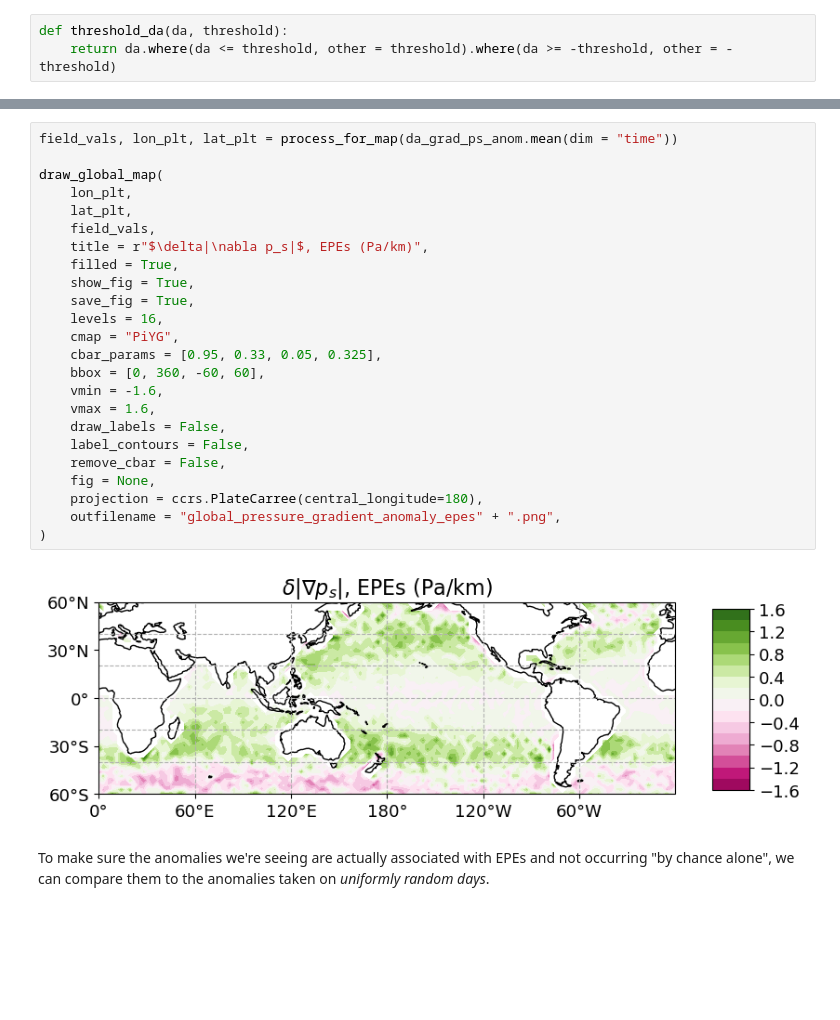
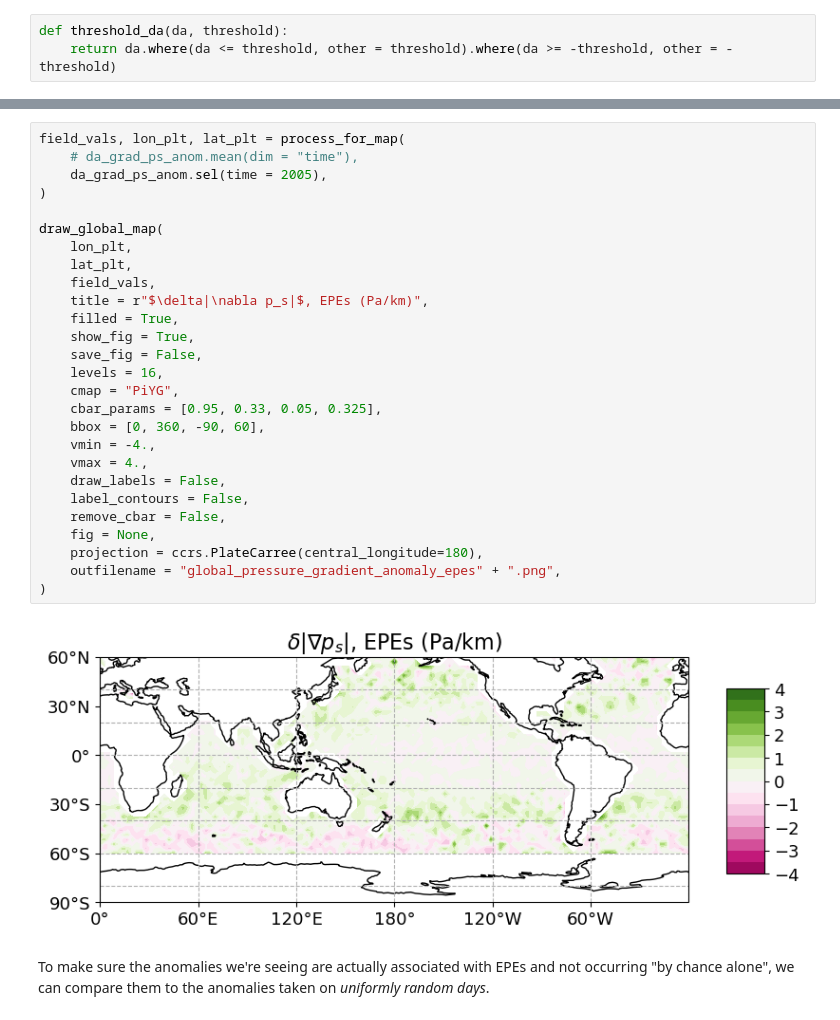
Before and after one commit to ageorgemorgan/epe-analysis, a Jupyter notebook: ps_investigation_cleaned_redux.ipynb, the cells around one changed output, grey strips where cells are left out. Drawn from its saved outputs; the diff is of its cells as text; blank space fills up the shorter version.

```diff
--- a/ps_investigation_cleaned_redux.ipynb
+++ b/ps_investigation_cleaned_redux.ipynb
@@ -164,29 +174,32 @@ def threshold_da(da, threshold):
 # %%
-field_vals, lon_plt, lat_plt = process_for_map(da_grad_ps_anom.mean(dim = "time"))
+field_vals, lon_plt, lat_plt = process_for_map(
+    # da_grad_ps_anom.mean(dim = "time"),
+    da_grad_ps_anom.sel(time = 2005),
+)
 
 draw_global_map(
     lon_plt,
     lat_plt,
     field_vals,
     title = r"$\delta|\nabla p_s|$, EPEs (Pa/km)",
     filled = True,
     show_fig = True,
-    save_fig = True,
+    save_fig = False,
     levels = 16,
     cmap = "PiYG",
     cbar_params = [0.95, 0.33, 0.05, 0.325],
-    bbox = [0, 360, -60, 60],
-    vmin = -1.6,
-    vmax = 1.6,
+    bbox = [0, 360, -90, 60],
+    vmin = -4.,
+    vmax = 4.,
     draw_labels = False,
     label_contours = False,
     remove_cbar = False,
     fig = None,
     projection = ccrs.PlateCarree(central_longitude=180),
     outfilename = "global_pressure_gradient_anomaly_epes" + ".png",
 )
 # %% [output]
-[figure, old version]
+[figure, new version]
 # %% [markdown]
 To make sure the anomalies we're seeing are actually associated with EPEs and not occurring "by chance alone", we can compare them to the anomalies taken on *uniformly random days*.
 # %%
```
Also changed, not shown: parts of 2 cells of this notebook, 2 other files.
